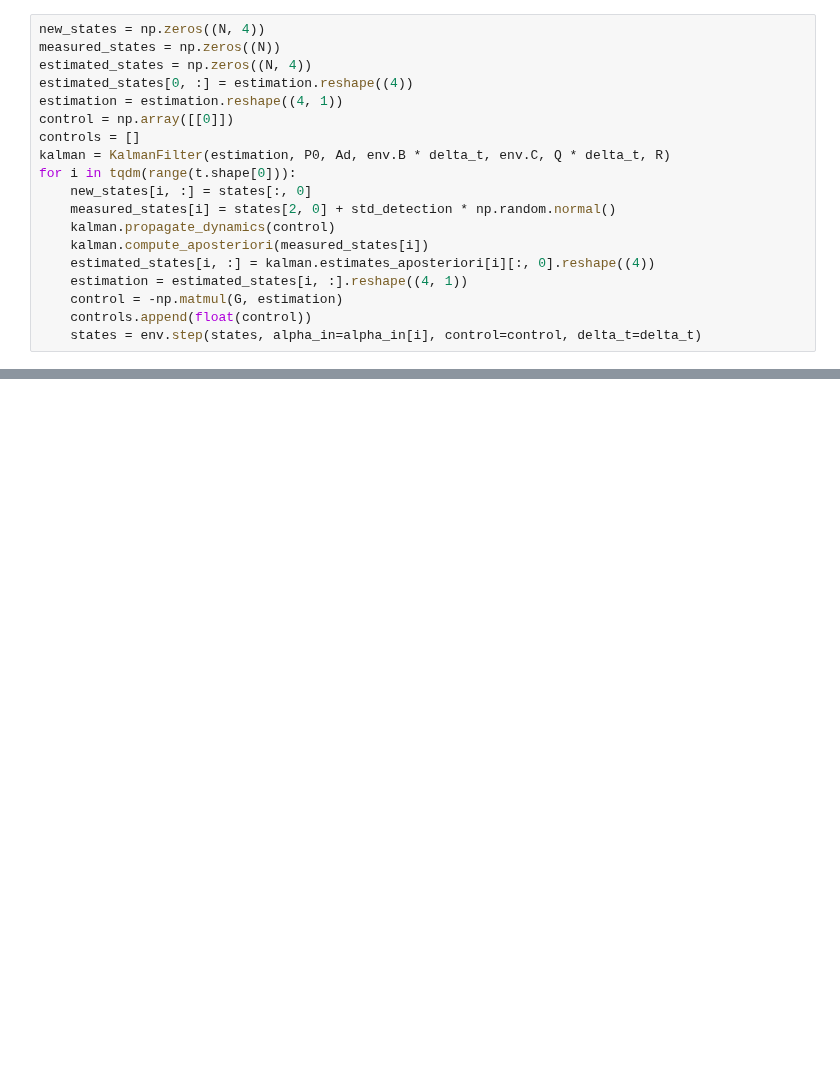
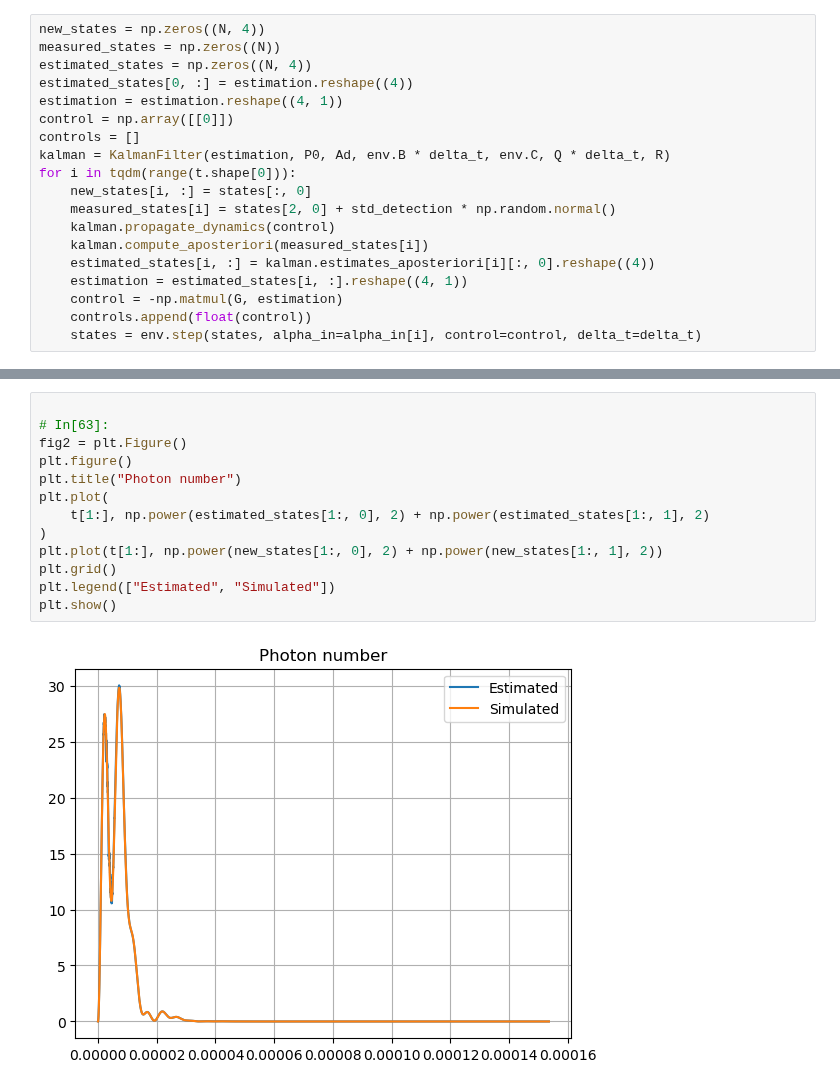
Before and after one commit to QuantumAdventures/single-photons, a Jupyter notebook: notebooks/4. Control Cavity Simulation.ipynb, the cells around one changed output, grey strips where cells are left out. Drawn from its saved outputs; the diff is of its cells as text; blank space fills up the shorter version.

```diff
--- a/notebooks/4. Control Cavity Simulation.ipynb
+++ b/notebooks/4. Control Cavity Simulation.ipynb
@@ -157,0 +158,15 @@ plt.show()
+# %%
+
+# In[63]:
+fig2 = plt.Figure()
+plt.figure()
+plt.title("Photon number")
+plt.plot(
+    t[1:], np.power(estimated_states[1:, 0], 2) + np.power(estimated_states[1:, 1], 2)
+)
+plt.plot(t[1:], np.power(new_states[1:, 0], 2) + np.power(new_states[1:, 1], 2))
+plt.grid()
+plt.legend(["Estimated", "Simulated"])
+plt.show()
+# %% [output]
+[figure, added]
```
Also changed, not shown: parts of 6 cells of this notebook, 2 other files.
